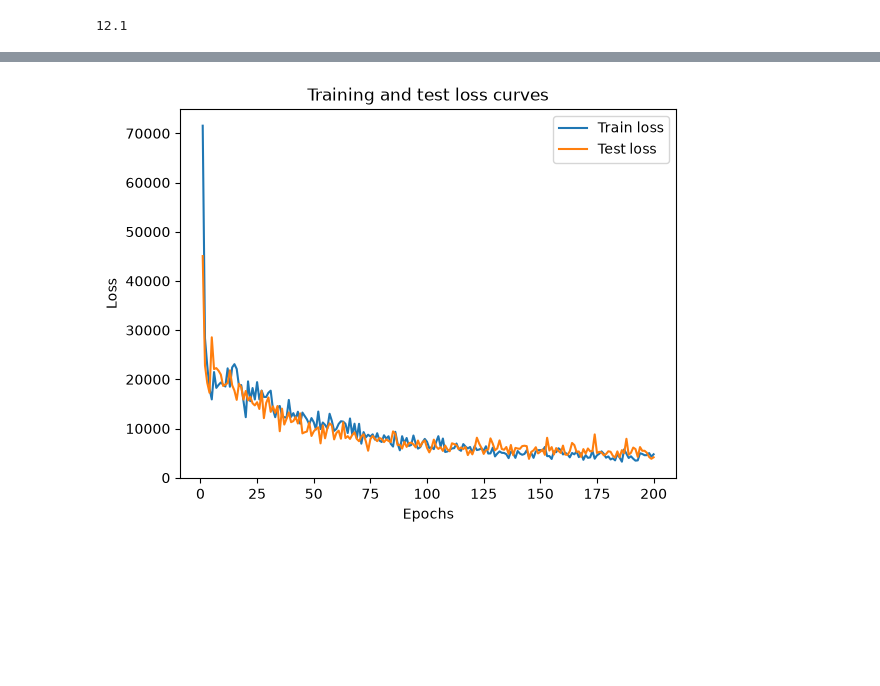
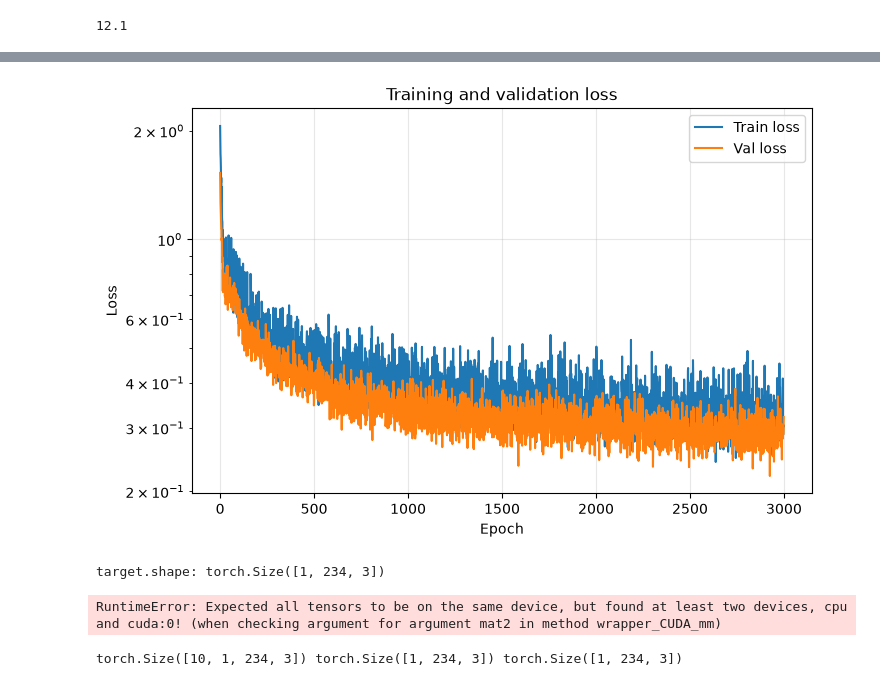
Before and after one commit to irenemarta/sumo-stgcn, a Jupyter notebook: src/out_eval.ipynb, the cells around one changed output, grey strips where cells are left out. Drawn from its saved outputs; the diff is of its cells as text; code cells hidden in the pictures; blank space fills up the shorter version.

Commit message:
added batch logic, normaliation, yaml input, validation images and multi-scenario

```diff
--- a/src/out_eval.ipynb
+++ b/src/out_eval.ipynb
@@ -166,0 +210,25 @@ Epoch: 50 | Train Loss: 9801.1710 | Val Loss: 9926.0469
+# %%
+import pandas as pd
+from output_eval import collect_params_stats, plot_param_evolution
+
+param_history = []
+def tracker(model, epoch):
+    if epoch % 10 == 0:  # non ad ogni epoca, per non appesantire
+        param_history.append(collect_params_stats(model, epoch))
+
+
+# Train model
+history = run_training(
+    model=model,
+    train_loader=train_loader,
+    val_loader=val_loader,
+    optimizer=optimizer,
+    device=device,
+    num_epochs=EPOCHS,
+    checkpoint_path="checkpoints/3000_run.pt",
+    print_every=50,
+    params_tracker=tracker
+)
+
+
+plot_param_evolution(pd.concat(param_history, ignore_index=True))
@@ -180,5 +290,38 @@ def plot_loss(num_epochs:int, train_loss_values: list, val_loss_values: list, #o
         # plt.savefig(output_path, dpi='300')
+# %%
+def plot_loss_curves(
+    history: Dict[str, List[float]], log_scale: bool = False, out_path: Path = "."
+):
+    fig, ax = plt.subplots(figsize=(8, 5))
+    ax.plot(history["train_loss"], label="Train loss")
+    ax.plot(history["val_loss"], label="Val loss")
+    ax.set_xlabel("Epoch")
+    ax.set_ylabel("Loss")
+    ax.set_title("Training and validation loss")
+    if log_scale:
+        ax.set_yscale("log")
+    ax.legend()
+    ax.grid(True, alpha=0.3)
+
+plot_loss_curves(history, log_scale=True)
+# %% [output]
+[figure, added]
 # %%
-plot_loss(num_epochs=200, train_loss_values=history['train_loss'], val_loss_values=history['val_loss'])
+# plot_loss(num_epochs=200, train_loss_values=history['train_loss'], val_loss_values=history['val_loss'])
-# %% [output]
-[figure, removed]
+# %%
+graphs, target = next(iter(test_loader))
+print("target.shape:", target.shape)   # [B_test, 234, 3] o [234, 3]?
+# %% [output]
+target.shape: torch.Size([1, 234, 3])
+# %%
+cond = model.conditioner(graphs)
+print("cond:", cond.shape)          # atteso: [1, 234, 16]
+B, n_nodes, _ = cond.shape
+
+x0 = torch.randn(B, n_nodes, feat_dyn_dim, device=device)
+print("x0:", x0.shape)              # atteso: [1, 234, 3]
+
+out = simulator.simulate(x0, cond, n_integration_steps=n_integration_steps)
+print("out:", out.shape)            # atteso: [1, 234, 3]
+# %% [output]
+RuntimeError: Expected all tensors to be on the same device, but found at least two devices, cpu and cuda:0! (when checking argument for argument mat2 in method wrapper_CUDA_mm)
@@ -184,0 +352,4 @@ plot_loss(num_epochs=200, train_loss_values=history['train_loss'], val_loss_valu
+# %%
+print(preds.shape, pred_mean.shape, target.shape)
+# %% [output]
+torch.Size([10, 1, 234, 3]) torch.Size([1, 234, 3]) torch.Size([1, 234, 3])
```
Also changed, not shown: parts of 25 cells of this notebook, 17 other files.
